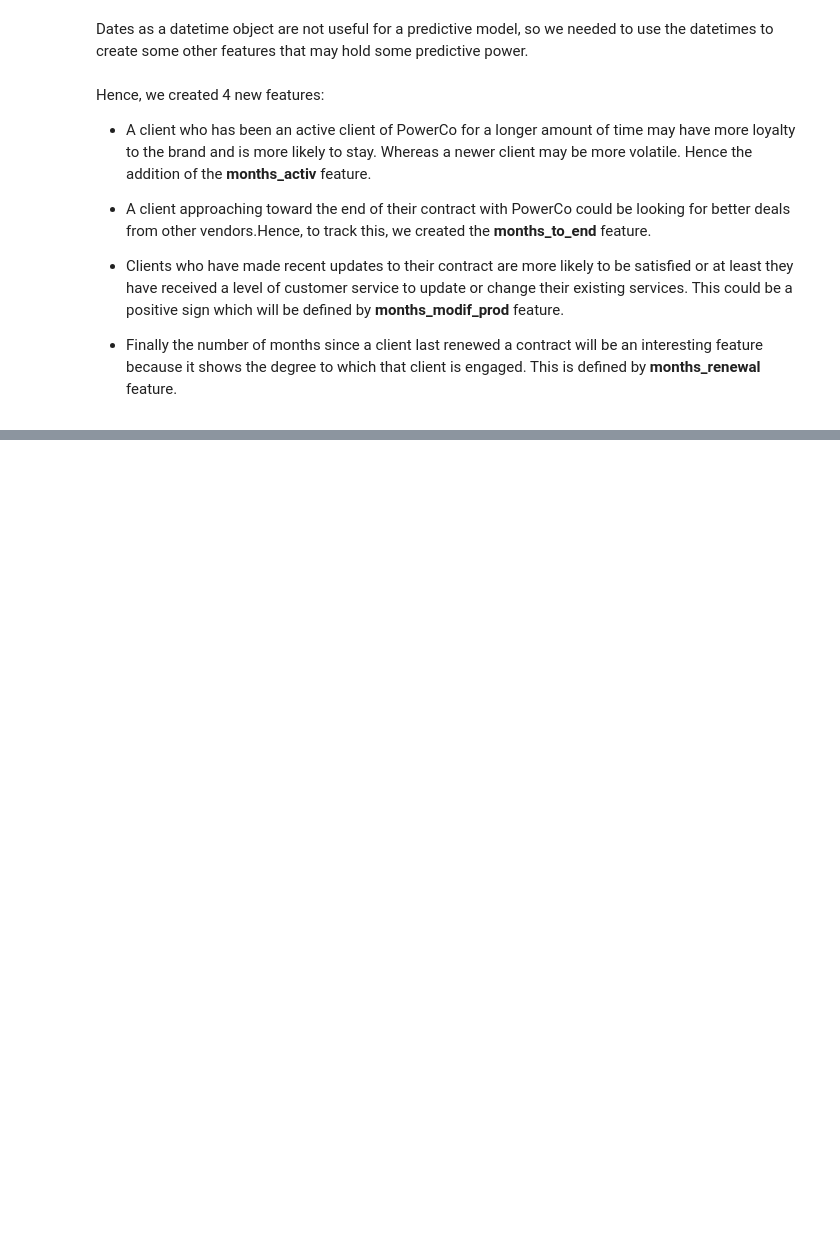
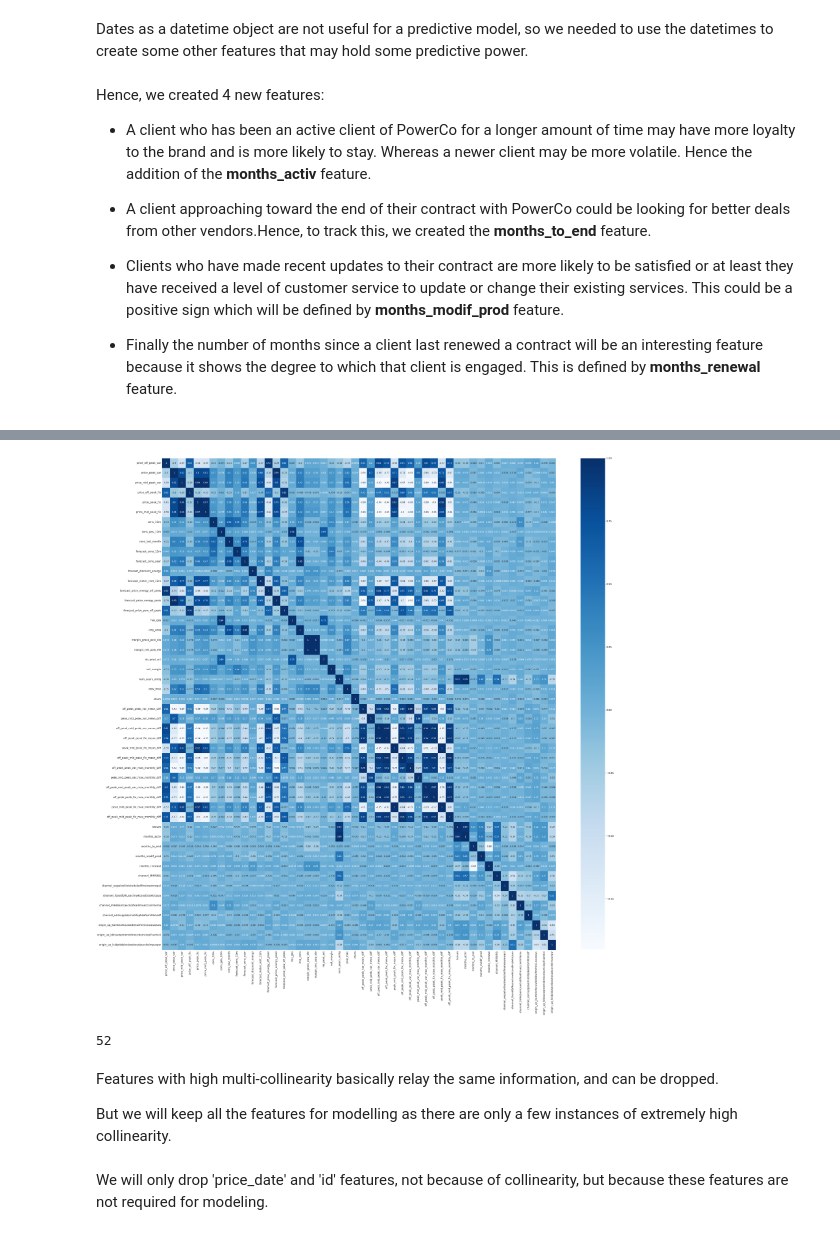
Before and after one commit to rajathAgalkote/BCG_PowerCo_CustomerChurn_Prediction, a Jupyter notebook: Task-03/feature_engineering.ipynb, the cells around one changed output, grey strips where cells are left out. Saved outputs shown, nothing was run; the diff lists cells and outputs as text; code cells hidden in the pictures; blank space fills up the shorter version.

```diff
--- a/Task-03/feature_engineering.ipynb
+++ b/Task-03/feature_engineering.ipynb
@@ -361,0 +522,30 @@ Index(['id', 'price_date', 'price_off_peak_var', 'price_peak_var',
+# %%
+# Defining correlation
+correlation = df.corr()
+# %%
+# Plot correlation
+plt.figure(figsize=(45, 45))
+sns.heatmap(
+    correlation,
+    xticklabels=correlation.columns.values,
+    yticklabels=correlation.columns.values,
+    annot=True,
+    annot_kws={'size': 12},
+    cmap = "Blues"
+)
+# Axis ticks size
+plt.xticks(fontsize=15)
+plt.yticks(fontsize=15)
+plt.show()
+# %% [output]
+[figure, added]
+# %%
+len(df.columns)
+# %% [output]
+52
+# %% [markdown]
+Features with high multi-collinearity basically relay the same information, and can be dropped.
+
+But we will keep all the features for modelling as there are only a few instances of extremely high collinearity.
+# %% [markdown]
+We will only drop 'price_date' and 'id' features, not because of collinearity, but because these features are not required for modeling.
```
Also changed, not shown: parts of 49 cells of this notebook.
